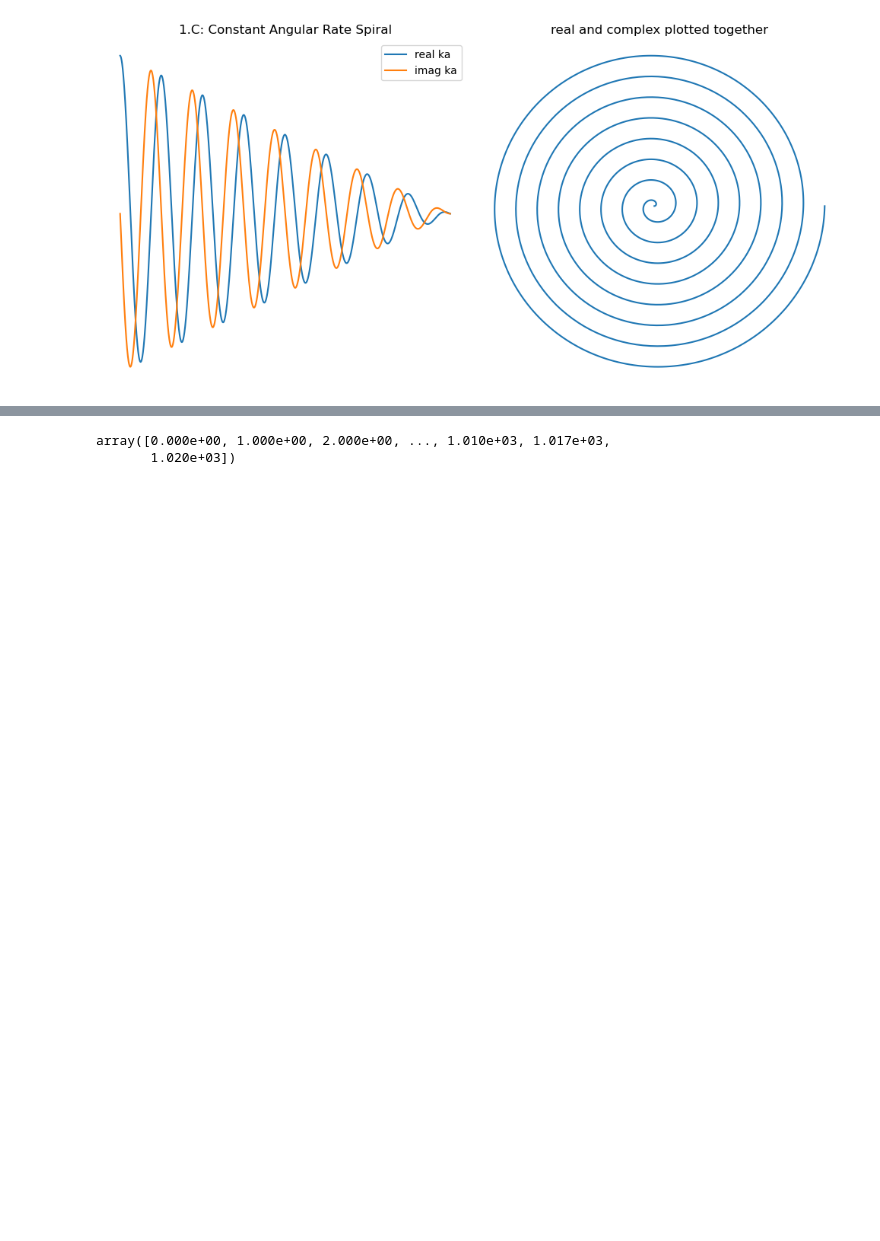
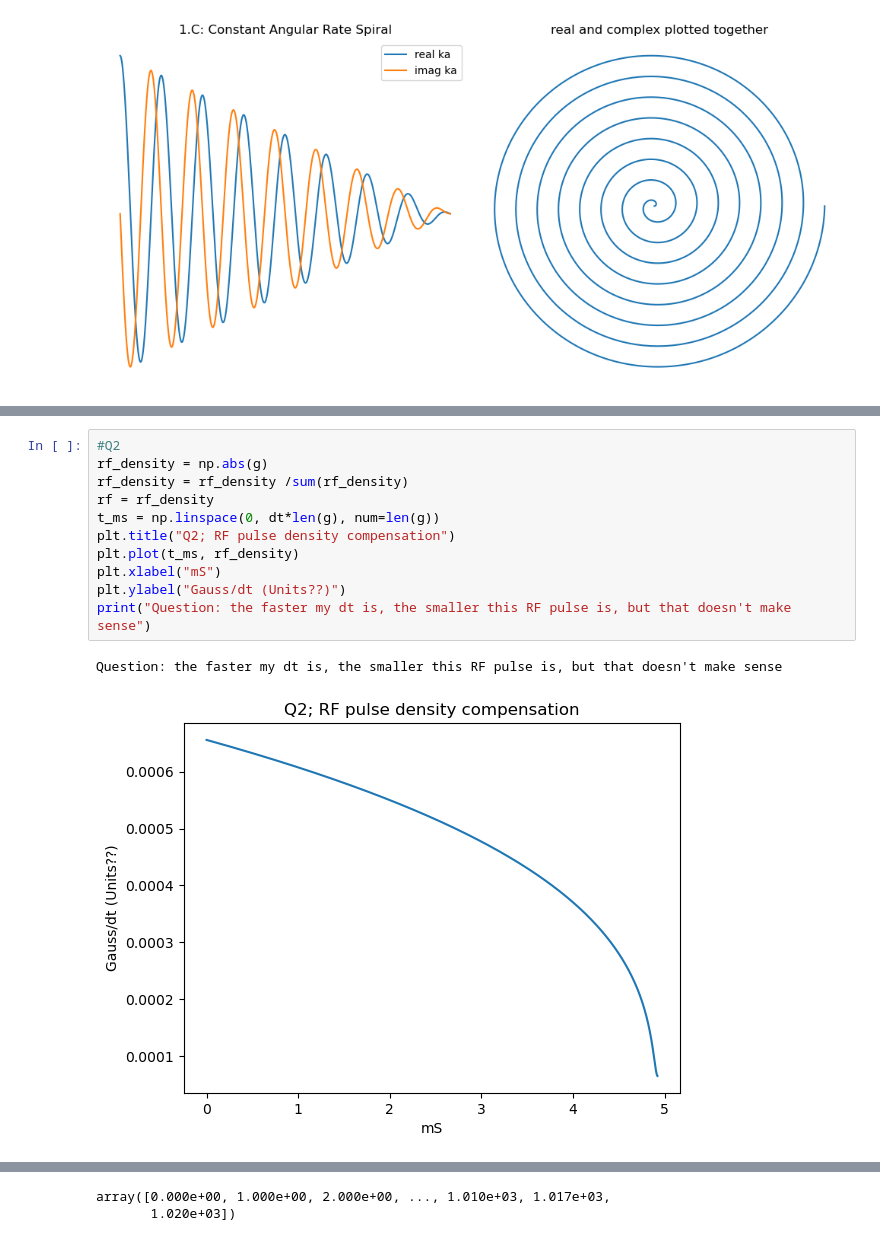
Before and after one commit to jhillard-stanford/mri-fingerprinting, a Jupyter notebook: assingment2/assignment2.ipynb, the cells around one changed output, grey strips where cells are left out. Saved outputs shown, nothing was run; the diff lists cells and outputs as text; blank space fills up the shorter version.

```diff
--- a/assingment2/assignment2.ipynb
+++ b/assingment2/assignment2.ipynb
@@ -158,0 +110,14 @@ plt.show()
+# %%
+#Q2
+rf_density = np.abs(g)
+rf_density = rf_density /sum(rf_density)
+rf = rf_density
+t_ms = np.linspace(0, dt*len(g), num=len(g))
+plt.title("Q2; RF pulse density compensation")
+plt.plot(t_ms, rf_density)
+plt.xlabel("mS")
+plt.ylabel("Gauss/dt (Units??)")
+print("Question: the faster my dt is, the smaller this RF pulse is, but that doesn't make sense")
+# %% [output]
+Question: the faster my dt is, the smaller this RF pulse is, but that doesn't make sense
+[figure, added]
```
Also changed, not shown: parts of 10 cells of this notebook, 11 other files.
